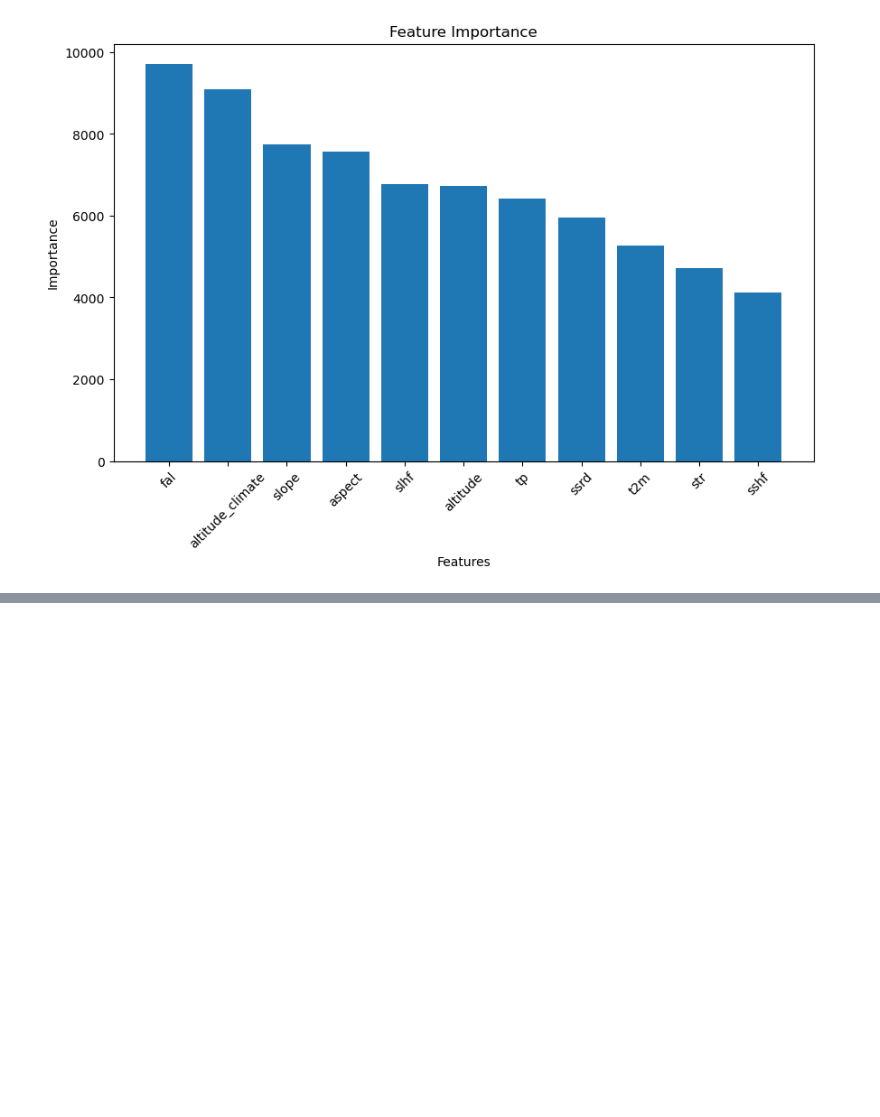
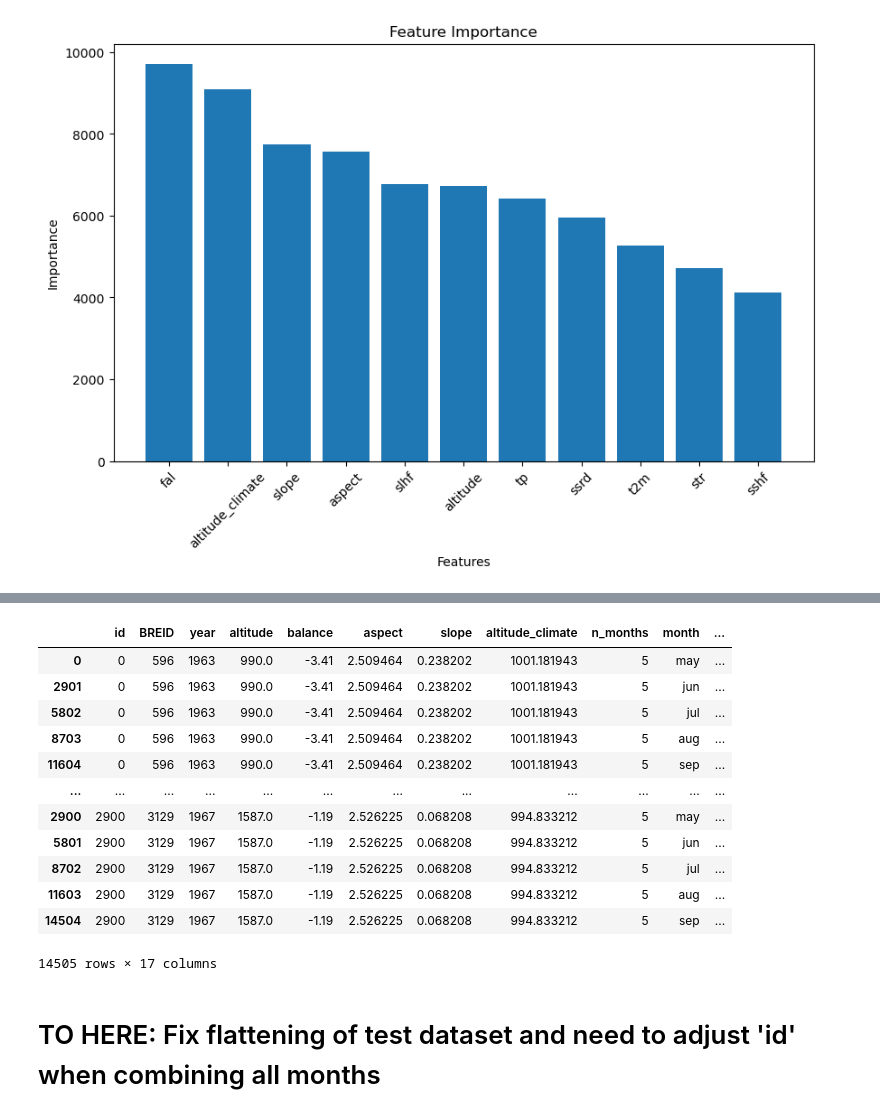
Before and after one commit to khsjursen/ML_MB_Norway, a Jupyter notebook: test_custom_loss.ipynb, the cells around one changed output, grey strips where cells are left out. Drawn from its saved outputs; the diff is of its cells as text; code cells hidden in the pictures; blank space fills up the shorter version.

```diff
--- a/test_custom_loss.ipynb
+++ b/test_custom_loss.ipynb
@@ -1383,0 +1522,16 @@ plt.show()
+# %%
+df_train_summer_final
+# %% [output]
+|  | id | BREID | year | altitude | balance | aspect | slope | altitude_climate | n_months | month | ... |
+| 0 | 0 | 596 | 1963 | 990.0 | -3.41 | 2.509464 | 0.238202 | 1001.181943 | 5 | may | ... |
+| 2901 | 0 | 596 | 1963 | 990.0 | -3.41 | 2.509464 | 0.238202 | 1001.181943 | 5 | jun | ... |
+| 5802 | 0 | 596 | 1963 | 990.0 | -3.41 | 2.509464 | 0.238202 | 1001.181943 | 5 | jul | ... |
+| 8703 | 0 | 596 | 1963 | 990.0 | -3.41 | 2.509464 | 0.238202 | 1001.181943 | 5 | aug | ... |
+| 11604 | 0 | 596 | 1963 | 990.0 | -3.41 | 2.509464 | 0.238202 | 1001.181943 | 5 | sep | ... |
+| ... | ... | ... | ... | ... | ... | ... | ... | ... | ... | ... | ... |
+| 2900 | 2900 | 3129 | 1967 | 1587.0 | -1.19 | 2.526225 | 0.068208 | 994.833212 | 5 | may | ... |
+| 5801 | 2900 | 3129 | 1967 | 1587.0 | -1.19 | 2.526225 | 0.068208 | 994.833212 | 5 | jun | ... |
+| 8702 | 2900 | 3129 | 1967 | 1587.0 | -1.19 | 2.526225 | 0.068208 | 994.833212 | 5 | jul | ... |
+| 11603 | 2900 | 3129 | 1967 | 1587.0 | -1.19 | 2.526225 | 0.068208 | 994.833212 | 5 | aug | ... |
+| 14504 | 2900 | 3129 | 1967 | 1587.0 | -1.19 | 2.526225 | 0.068208 | 994.833212 | 5 | sep | ... |
+14505 rows × 17 columns
@@ -1383,0 +1542,2 @@ plt.show()
+# %% [markdown]
+# TO HERE: Fix flattening of test dataset and need to adjust 'id' when combining all months
```
Also changed, not shown: parts of 36 cells of this notebook.
